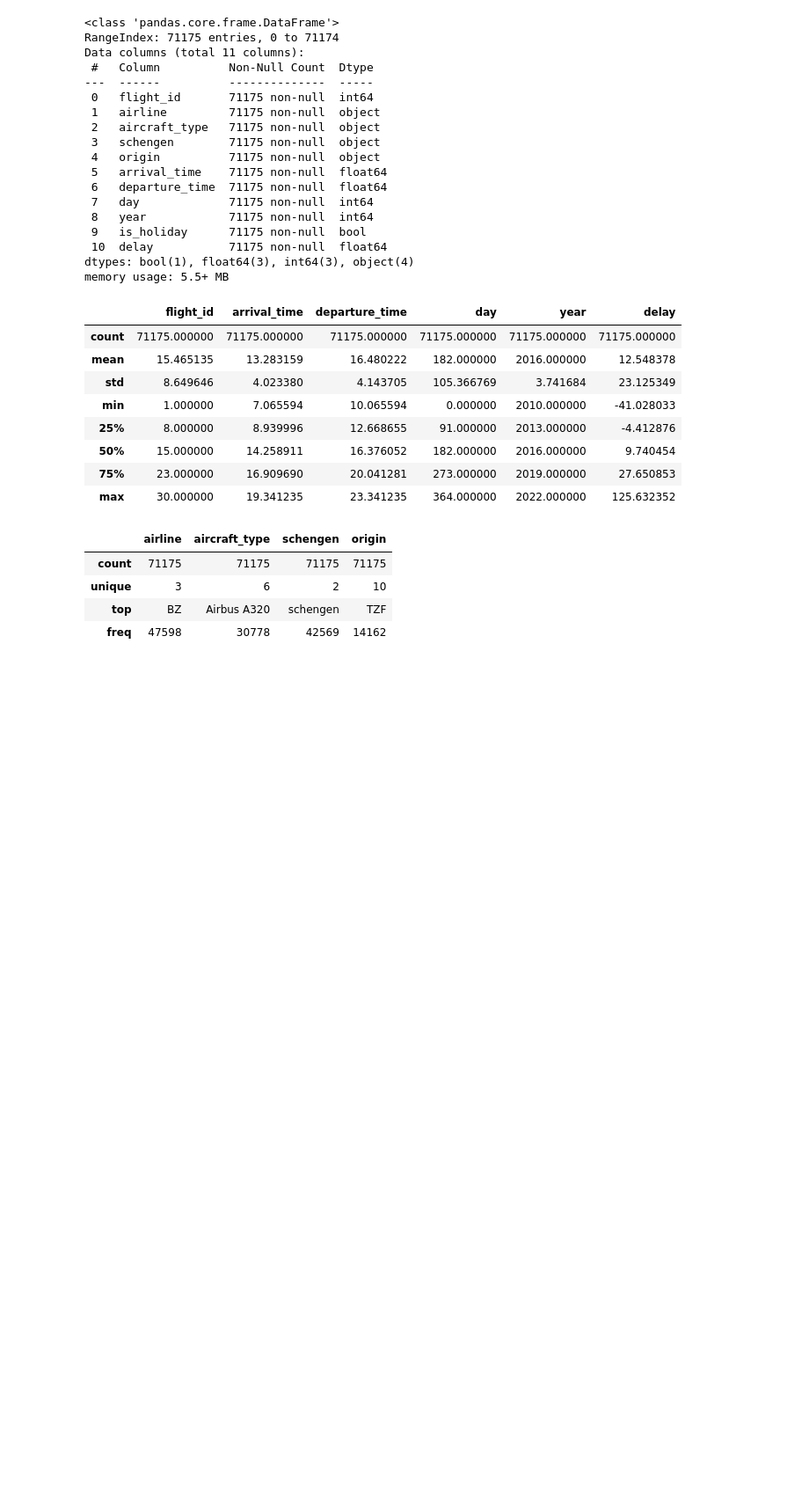
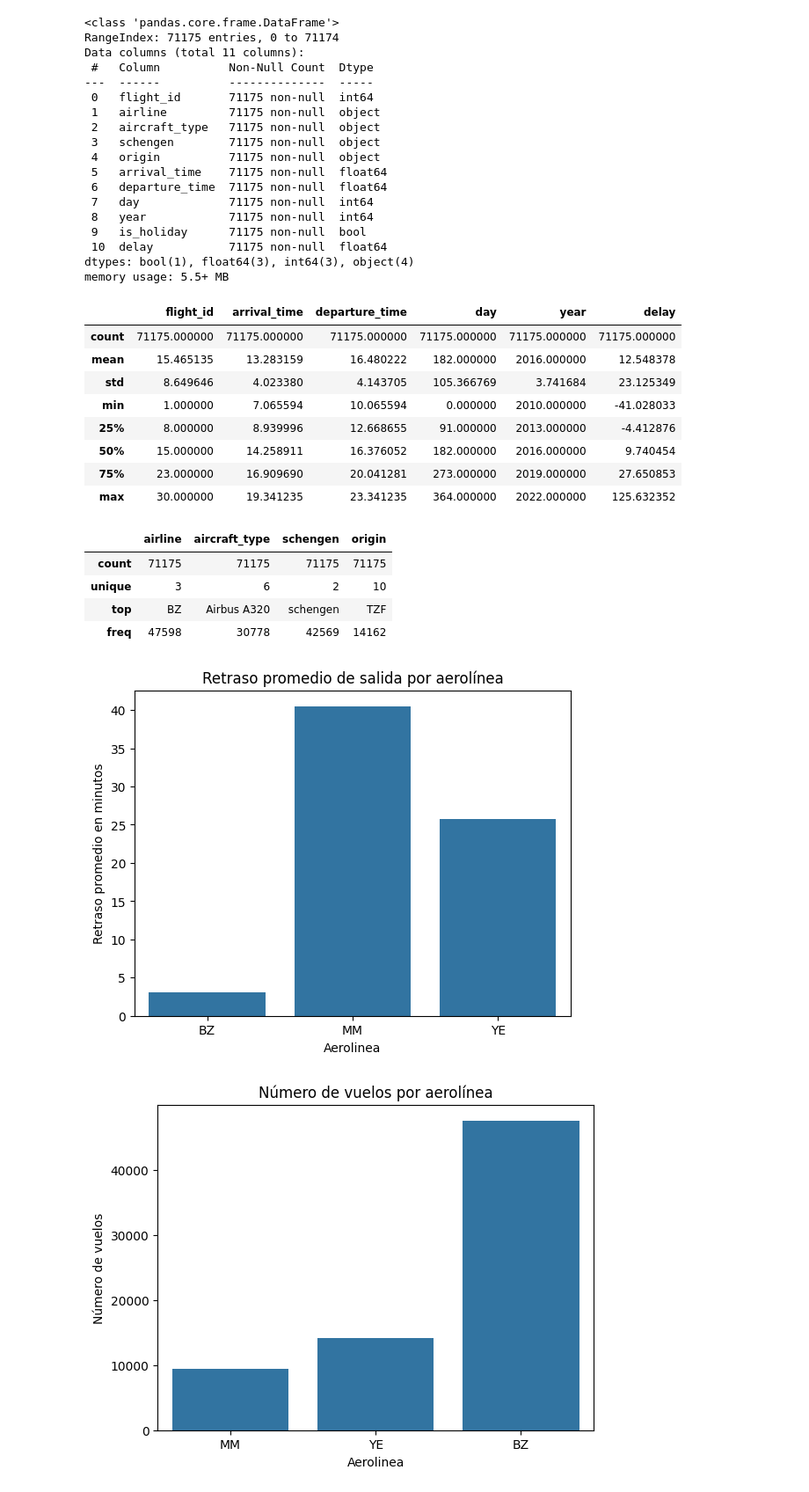
Before and after one commit to cmrondon2000/optimizacion_aeroportuaria, a Jupyter notebook: optimizacion_aeroportuaria.ipynb, the cells around one changed output. Shown: that part at 88% size. Cells and saved outputs as stored; diff of their text form; code cells hidden in the pictures; blank space fills up the shorter version.

```diff
--- a/optimizacion_aeroportuaria.ipynb
+++ b/optimizacion_aeroportuaria.ipynb
@@ -57,3 +57,22 @@ datos.describe(include='object')
 | unique | 3 | 6 | 2 | 10 |
 | top | BZ | Airbus A320 | schengen | TZF |
 | freq | 47598 | 30778 | 42569 | 14162 |
+# %%
+import seaborn as sns
+import matplotlib.pyplot as plt
+
+avg_delay = datos.groupby('airline')['delay'].mean().reset_index()
+sns.barplot(x='airline', y='delay', data=avg_delay)
+plt.title('Retraso promedio de salida por aerolínea')
+plt.xlabel('Aerolinea')
+plt.ylabel('Retraso promedio en minutos')
+plt.show()
+
+sns.countplot(x='airline', data=datos)
+plt.title('Número de vuelos por aerolínea')
+plt.xlabel('Aerolinea')
+plt.ylabel('Número de vuelos')
+plt.show()
+# %% [output]
+[figure, added]
+[figure, added]
```
Also changed, not shown: parts of 3 cells of this notebook.
